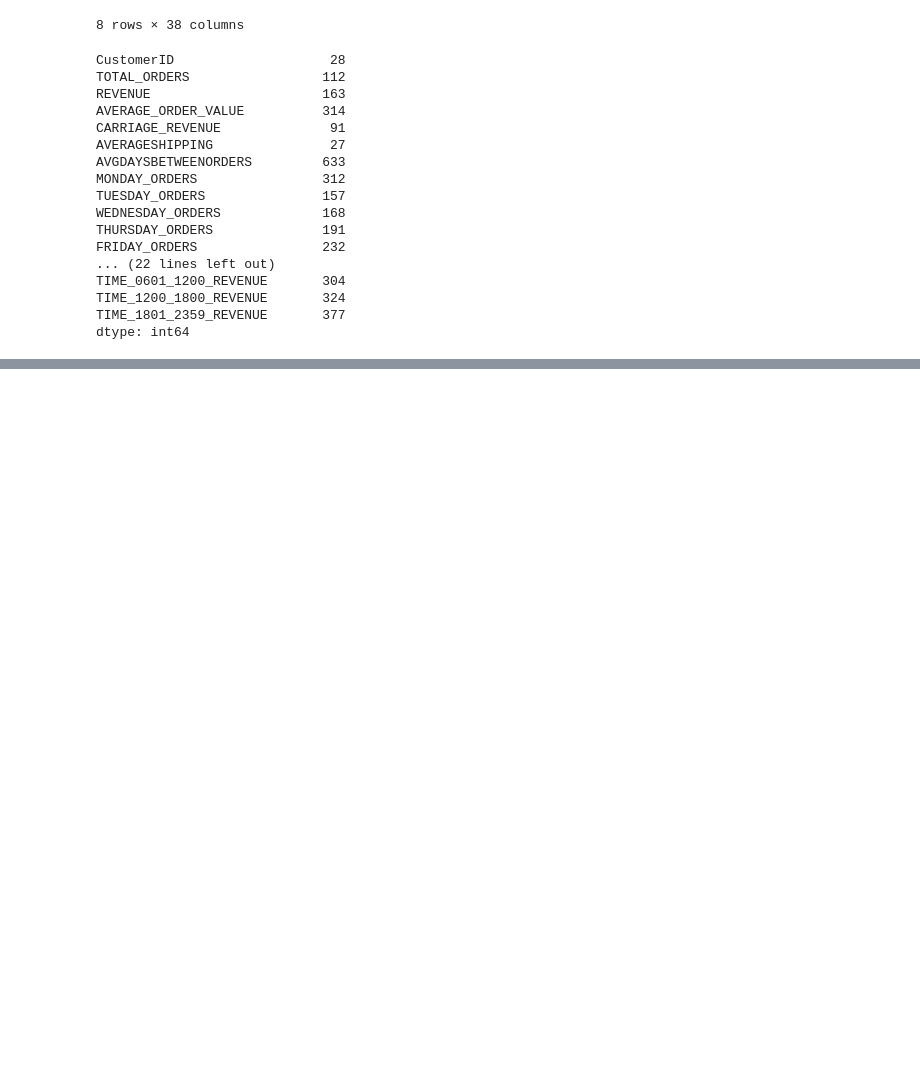
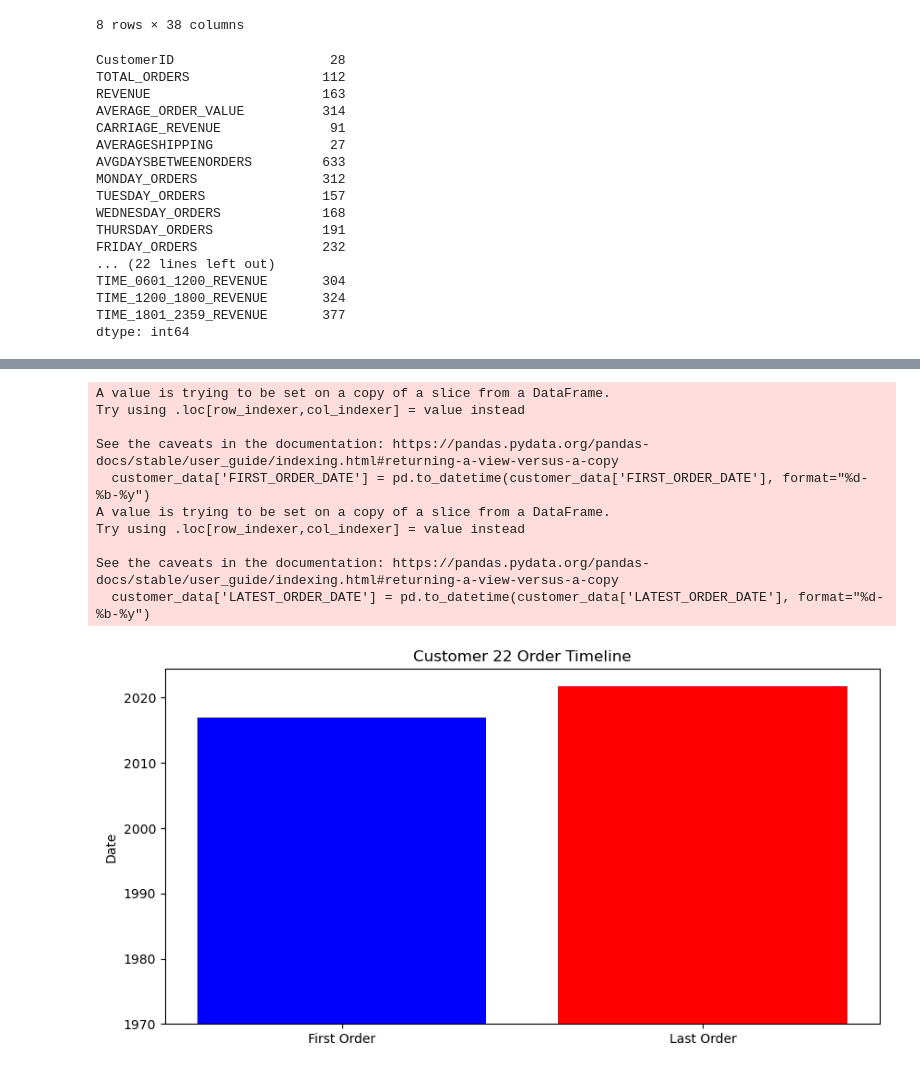
Before and after one commit to XAVIERop/eda-project1, a Jupyter notebook: Untitled.ipynb, the cells around one changed output, grey strips where cells are left out. Saved outputs shown, nothing was run; the diff lists cells and outputs as text; code cells hidden in the pictures; blank space fills up the shorter version.

Commit message:
Added untitled.md and analysis.ipynb for data analysis

```diff
--- a/Untitled.ipynb
+++ b/Untitled.ipynb
@@ -184,2 +185,58 @@ plt.show()
 # %%
 # readme.md, proper explanation
+# %%
+# Select a specific customer (e.g., CustomerID 22)
+customer_id = 22
+customer_data = df[df['CustomerID'] == customer_id]
+
+# Plot purchase frequency over time
+customer_data['FIRST_ORDER_DATE'] = pd.to_datetime(customer_data['FIRST_ORDER_DATE'], format="%d-%b-%y")
+customer_data['LATEST_ORDER_DATE'] = pd.to_datetime(customer_data['LATEST_ORDER_DATE'], format="%d-%b-%y")
+
+plt.figure(figsize=(10, 5))
+plt.bar(['First Order', 'Last Order'],
+        [customer_data['FIRST_ORDER_DATE'].values[0], customer_data['LATEST_ORDER_DATE'].values[0]],
+        color=['blue', 'red'])
+plt.title(f'Customer {customer_id} Order Timeline')
+plt.ylabel('Date')
+plt.show()
+
+# Plot order frequency by day of the week
+order_days = ['MONDAY_ORDERS', 'TUESDAY_ORDERS', 'WEDNESDAY_ORDERS',
+              'THURSDAY_ORDERS', 'FRIDAY_ORDERS', 'SATURDAY_ORDERS', 'SUNDAY_ORDERS']
+
+order_counts = customer_data[order_days].values.flatten()
+
+plt.figure(figsize=(10, 5))
+plt.bar(order_days, order_counts, color='green')
+plt.title(f'Customer {customer_id} - Orders by Day of the Week')
+plt.xlabel('Day of the Week')
+plt.ylabel('Number of Orders')
+plt.xticks(rotation=45)
+plt.show()
+
+# Plot revenue distribution by time slots
+time_slots = ['TIME_0000_0600_REVENUE', 'TIME_0601_1200_REVENUE',
+              'TIME_1200_1800_REVENUE', 'TIME_1801_2359_REVENUE']
+
+revenue_values = customer_data[time_slots].values.flatten()
+
+plt.figure(figsize=(10, 5))
+plt.bar(time_slots, revenue_values, color='orange')
+plt.title(f'Customer {customer_id} - Revenue by Time Slot')
+plt.xlabel('Time Slot')
+plt.ylabel('Revenue')
+plt.xticks(rotation=45)
+plt.show()
+# %% [output]
+A value is trying to be set on a copy of a slice from a DataFrame.
+Try using .loc[row_indexer,col_indexer] = value instead
+
+See the caveats in the documentation: https://pandas.pydata.org/pandas-docs/stable/user_guide/indexing.html#returning-a-view-versus-a-copy
+  customer_data['FIRST_ORDER_DATE'] = pd.to_datetime(customer_data['FIRST_ORDER_DATE'], format="%d-%b-%y")
+A value is trying to be set on a copy of a slice from a DataFrame.
+Try using .loc[row_indexer,col_indexer] = value instead
+
+See the caveats in the documentation: https://pandas.pydata.org/pandas-docs/stable/user_guide/indexing.html#returning-a-view-versus-a-copy
+  customer_data['LATEST_ORDER_DATE'] = pd.to_datetime(customer_data['LATEST_ORDER_DATE'], format="%d-%b-%y")
+[figure, added]
```
Also changed, not shown: parts of 2 cells of this notebook, 4 other files.
